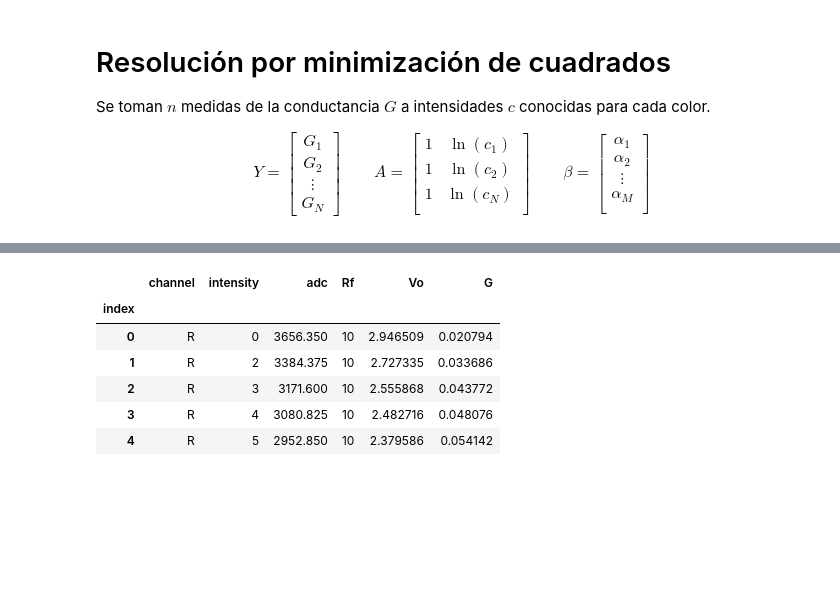
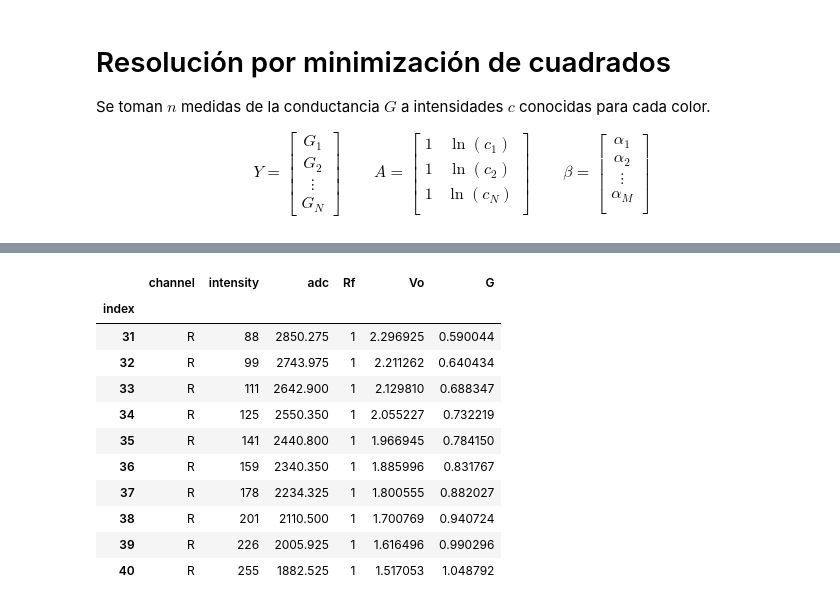
Before and after one commit to marianop9/reflective-color-sensor, a Jupyter notebook: scripts/serialpal/caracterizacion.ipynb, the cells around one changed output, grey strips where cells are left out. Drawn from its saved outputs; the diff is of its cells as text; code cells hidden in the pictures; blank space fills up the shorter version.

```diff
--- a/scripts/serialpal/caracterizacion.ipynb
+++ b/scripts/serialpal/caracterizacion.ipynb
@@ -74,14 +74,19 @@ dfR.head()
 # %%
 dfR["G"] = (Vref - dfR["Vo"]) / (dfR["Rf"]*(Vdd-Vref))
-dfR.head()
+dfR.tail(10)
 # %% [output]
 |  | channel | intensity | adc | Rf | Vo | G |
 | index |  |  |  |  |  |  |
-| 0 | R | 0 | 3656.350 | 10 | 2.946509 | 0.020794 |
-| 1 | R | 2 | 3384.375 | 10 | 2.727335 | 0.033686 |
-| 2 | R | 3 | 3171.600 | 10 | 2.555868 | 0.043772 |
-| 3 | R | 4 | 3080.825 | 10 | 2.482716 | 0.048076 |
-| 4 | R | 5 | 2952.850 | 10 | 2.379586 | 0.054142 |
+| 31 | R | 88 | 2850.275 | 1 | 2.296925 | 0.590044 |
+| 32 | R | 99 | 2743.975 | 1 | 2.211262 | 0.640434 |
+| 33 | R | 111 | 2642.900 | 1 | 2.129810 | 0.688347 |
+| 34 | R | 125 | 2550.350 | 1 | 2.055227 | 0.732219 |
+| 35 | R | 141 | 2440.800 | 1 | 1.966945 | 0.784150 |
+| 36 | R | 159 | 2340.350 | 1 | 1.885996 | 0.831767 |
+| 37 | R | 178 | 2234.325 | 1 | 1.800555 | 0.882027 |
+| 38 | R | 201 | 2110.500 | 1 | 1.700769 | 0.940724 |
+| 39 | R | 226 | 2005.925 | 1 | 1.616496 | 0.990296 |
+| 40 | R | 255 | 1882.525 | 1 | 1.517053 | 1.048792 |
 # %%
 plt.scatter(dfR["intensity"]/255, dfR["G"], marker=".", color="red")
 plt.xscale('log')
```
Also changed, not shown: parts of 27 cells of this notebook, 9 other files.
